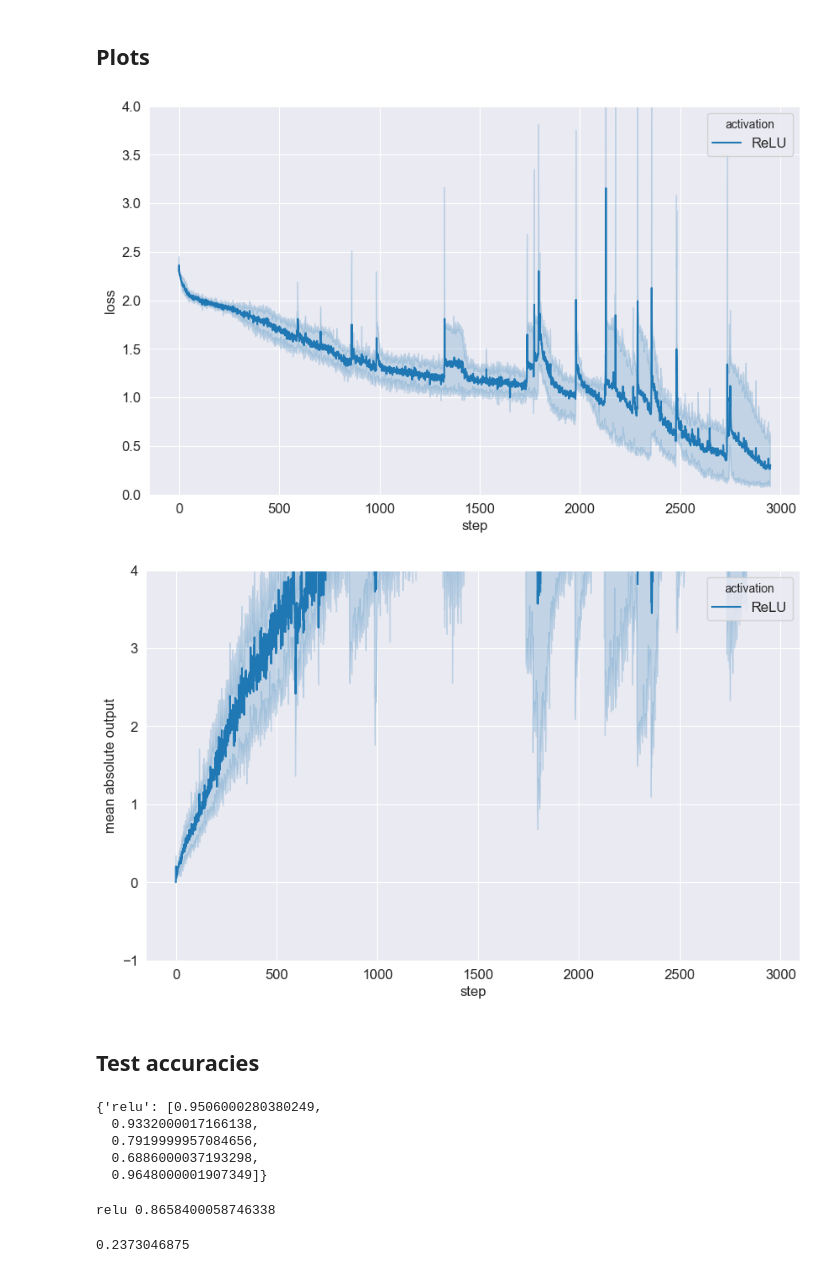
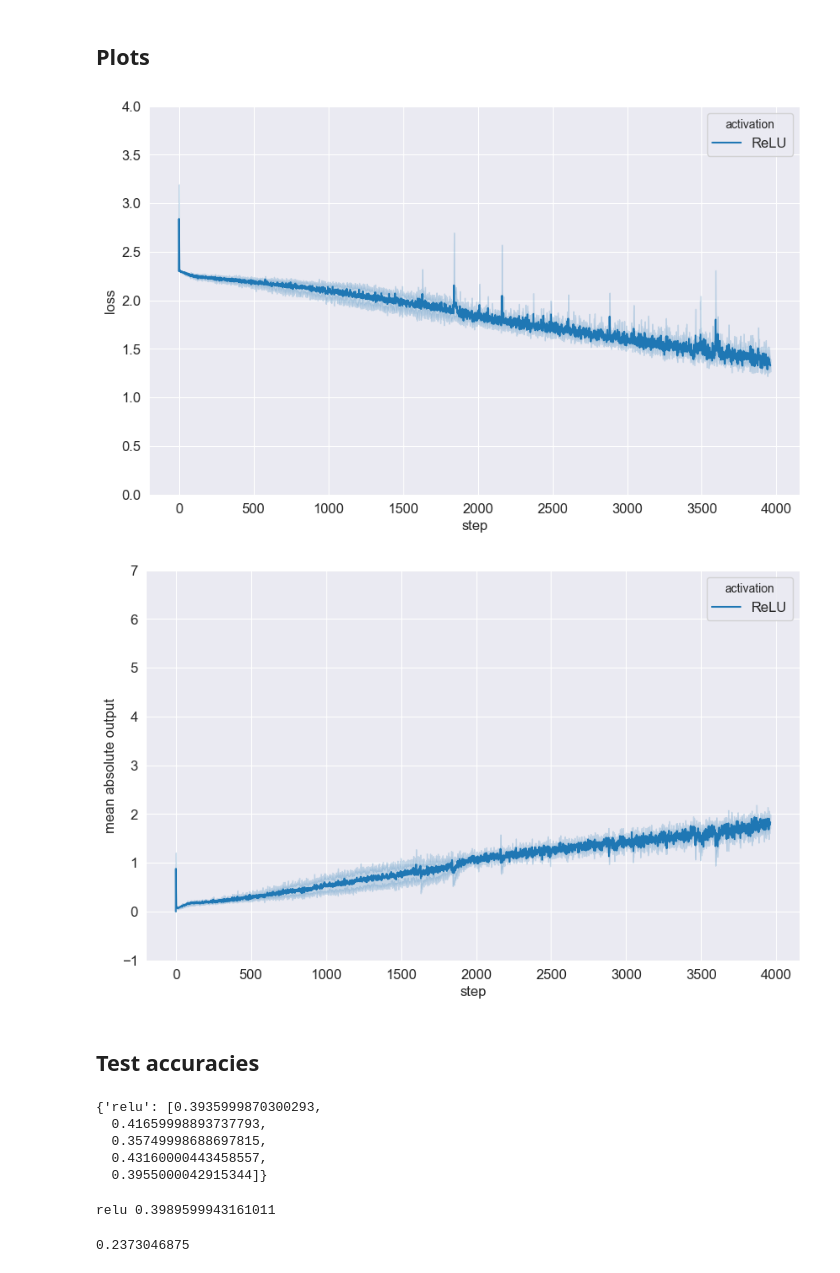
Before and after one commit to karl-hajjar/wide-networks, a Jupyter notebook: pytorch/notebooks/abc_parameterizations/training/experiments-results.ipynb, the cells around one changed output. Saved outputs shown, nothing was run; the diff lists cells and outputs as text; code cells hidden in the pictures.

Commit message:
Final calibration scale before extensive experiments

```diff
--- a/pytorch/notebooks/abc_parameterizations/training/experiments-results.ipynb
+++ b/pytorch/notebooks/abc_parameterizations/training/experiments-results.ipynb
@@ -29,12 +29,12 @@ from utils.plot.abc_parameterizations.results import *
 L = 5
 WIDTH = 1024
 #BASE_LR = 0.01
-BASE_LR = 0.09
+BASE_LR = 0.1
 BATCH_SIZE = 512
 BIAS = False
 N_TRIALS = 5
 MODEL_NAME = 'fc_ipllr' # 'fc_ipllr', 'standard_fc_ip', 'fc_muP', 'fc_ipllr_bias', 'fc_ip_non_centered'
-DATASET = 'mnist'  # 'mnist', 'cifar10'
+DATASET = 'cifar10'  # 'mnist', 'cifar10'
 
 if 'llr' in MODEL_NAME:
     N_WARMUP_STEPS = 1
@@ -50,7 +50,7 @@ ACT_KEY_TO_NAME = {'relu': 'ReLU',
                    'tanh': 'tanh'}
 
 
-experiments_dir = os.path.join(ROOT, 'experiments')
+experiments_dir = os.path.join(ROOT, 'experiments_dev1')
 base_experiment = '{}_{}'.format(MODEL_NAME, DATASET)
 fig_dir = os.path.join(ROOT, FIGURES_DIR, DATASET)
 
@@ -118,17 +118,17 @@ g = sns.lineplot(x="step", y="loss", hue="activation", data=results_df)
 fig_path = os.path.join(fig_dir, '{}_loss.png'.format(MODEL_NAME))
 #plt.savefig(fig_path, bbox_inches='tight', pad_inches=0)
 # %% [output]
-[figure, old version]
+[figure, new version]
 # %%
 plt.figure(figsize=FIGSIZE)
-plt.ylim(-1, 4)
+plt.ylim(-1, 7)
 
 g = sns.lineplot(x="step", y="mean absolute output", hue="activation", data=results_df)
 
 fig_path = os.path.join(fig_dir, '{}_output.png'.format(MODEL_NAME))
 #plt.savefig(fig_path, bbox_inches='tight', pad_inches=0)
 # %% [output]
-[figure, old version]
+[figure, new version]
 # %% [markdown]
 ## Test accuracies
 # %%
@@ -138,17 +138,17 @@ test_accuracies = {activation: [results[activation][L][WIDTH][idx]['test'][0]['a
                    for activation in ["relu"]}
 test_accuracies
 # %% [output]
-{'relu': [0.9506000280380249,
-  0.9332000017166138,
-  0.7919999957084656,
-  0.6886000037193298,
-  0.9648000001907349]}
+{'relu': [0.3935999870300293,
+  0.41659998893737793,
+  0.35749998688697815,
+  0.43160000443458557,
+  0.3955000042915344]}
 # %%
 #for activation in ACT_KEY_TO_NAME.keys():
 for activation in ["relu"]:
     print(activation, np.mean(test_accuracies[activation]))
 # %% [output]
-relu 0.8658400058746338
+relu 0.3989599943161011
 # %%
 0.75**5
 # %% [output]
```
Also changed, not shown: parts of 1 cell of this notebook, 6 other files.
